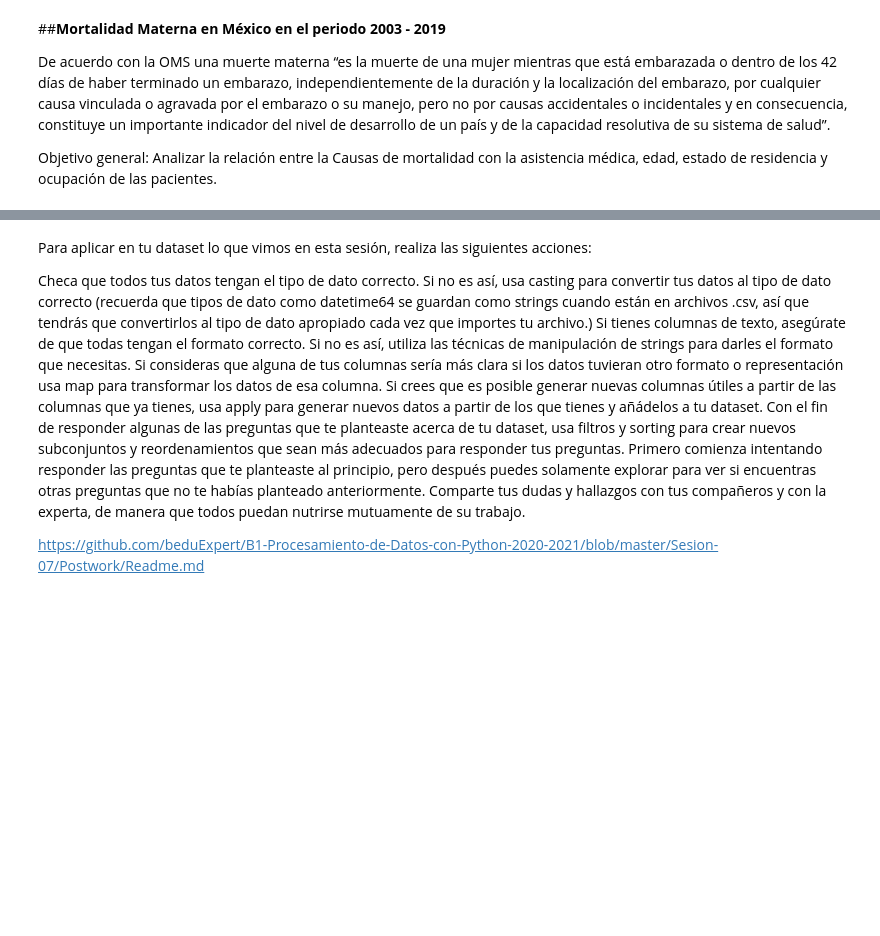
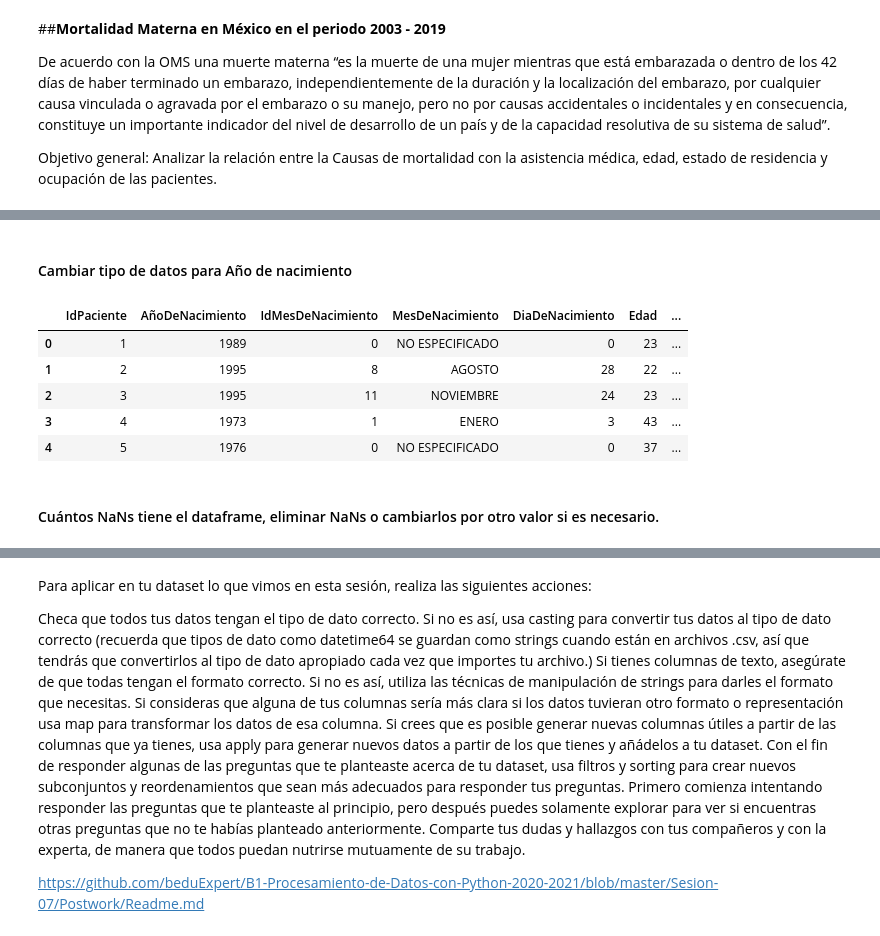
Before and after one commit to almamelisa/Proyecto_final_Procesamiento_de_datos_Python, a Jupyter notebook: proyecto_final_modulo_3.ipynb, the cells around one changed output, grey strips where cells are left out. Drawn from its saved outputs; the diff is of its cells as text; code cells hidden in the pictures; blank space fills up the shorter version.

```diff
--- a/proyecto_final_modulo_3.ipynb
+++ b/proyecto_final_modulo_3.ipynb
@@ -62,0 +188,2 @@ reenombrar columnas https://github.com/beduExpert/B1-Procesamiento-de-Datos-con-
+# %% [markdown]
+#### Cambiar tipo de datos para Año de nacimiento
@@ -62,0 +194,13 @@ reenombrar columnas https://github.com/beduExpert/B1-Procesamiento-de-Datos-con-
+# %%
+df_pacientes = df_pacientes.astype(diccionario_de_conversion)
+
+df_pacientes.head()
+# %% [output]
+|  | IdPaciente | AñoDeNacimiento | IdMesDeNacimiento | MesDeNacimiento | DiaDeNacimiento | Edad | ... |
+| 0 | 1 | 1989 | 0 | NO ESPECIFICADO | 0 | 23 | ... |
+| 1 | 2 | 1995 | 8 | AGOSTO | 28 | 22 | ... |
+| 2 | 3 | 1995 | 11 | NOVIEMBRE | 24 | 23 | ... |
+| 3 | 4 | 1973 | 1 | ENERO | 3 | 43 | ... |
+| 4 | 5 | 1976 | 0 | NO ESPECIFICADO | 0 | 37 | ... |
+# %% [markdown]
+#### Cuántos NaNs tiene el dataframe, eliminar NaNs o cambiarlos por otro valor si es necesario.
```
Also changed, not shown: parts of 30 cells of this notebook.
